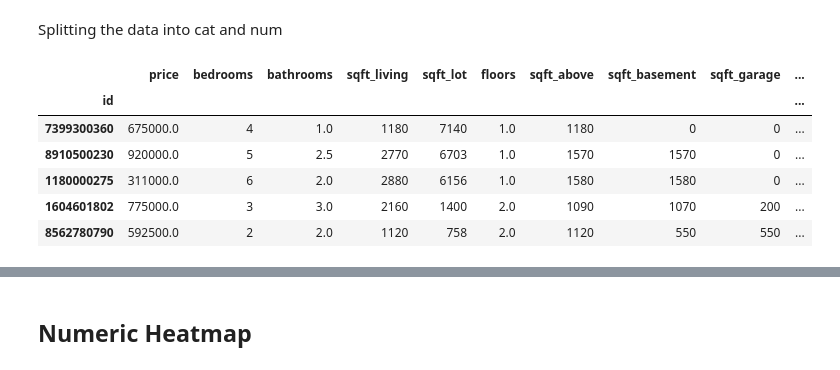
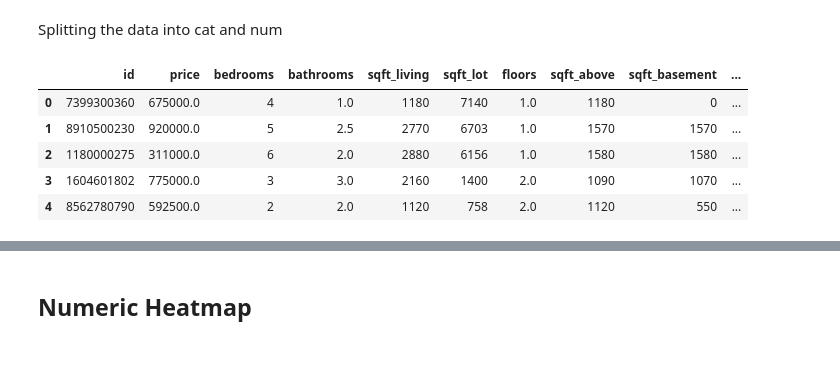
Before and after one commit to alexanderdaffara/HousingSalesRegression, a Jupyter notebook: Andre_Notebook.ipynb, the cells around one changed output, grey strips where cells are left out. Saved outputs shown, nothing was run; the diff lists cells and outputs as text; code cells hidden in the pictures.

Commit message:
combined dataframes and correlated against all

```diff
--- a/Andre_Notebook.ipynb
+++ b/Andre_Notebook.ipynb
@@ -74,14 +78,14 @@ sns.heatmap(abs(df.corr()),annot=True).set(title = "Correlation of all attribute
 Splitting the data into cat and num
 # %%
 numeric_df = df.select_dtypes([int,float])
+numeric_df = numeric_df.reset_index()
 numeric_df.head()
 # %% [output]
-|  | price | bedrooms | bathrooms | sqft_living | sqft_lot | floors | sqft_above | sqft_basement | sqft_garage | ... |
-| id |  |  |  |  |  |  |  |  |  | ... |
-| 7399300360 | 675000.0 | 4 | 1.0 | 1180 | 7140 | 1.0 | 1180 | 0 | 0 | ... |
-| 8910500230 | 920000.0 | 5 | 2.5 | 2770 | 6703 | 1.0 | 1570 | 1570 | 0 | ... |
-| 1180000275 | 311000.0 | 6 | 2.0 | 2880 | 6156 | 1.0 | 1580 | 1580 | 0 | ... |
-| 1604601802 | 775000.0 | 3 | 3.0 | 2160 | 1400 | 2.0 | 1090 | 1070 | 200 | ... |
-| 8562780790 | 592500.0 | 2 | 2.0 | 1120 | 758 | 2.0 | 1120 | 550 | 550 | ... |
+|  | id | price | bedrooms | bathrooms | sqft_living | sqft_lot | floors | sqft_above | sqft_basement | ... |
+| 0 | 7399300360 | 675000.0 | 4 | 1.0 | 1180 | 7140 | 1.0 | 1180 | 0 | ... |
+| 1 | 8910500230 | 920000.0 | 5 | 2.5 | 2770 | 6703 | 1.0 | 1570 | 1570 | ... |
+| 2 | 1180000275 | 311000.0 | 6 | 2.0 | 2880 | 6156 | 1.0 | 1580 | 1580 | ... |
+| 3 | 1604601802 | 775000.0 | 3 | 3.0 | 2160 | 1400 | 2.0 | 1090 | 1070 | ... |
+| 4 | 8562780790 | 592500.0 | 2 | 2.0 | 1120 | 758 | 2.0 | 1120 | 550 | ... |
 # %%
 cat_df = df.select_dtypes(object)
```
Also changed, not shown: parts of 52 cells of this notebook.
